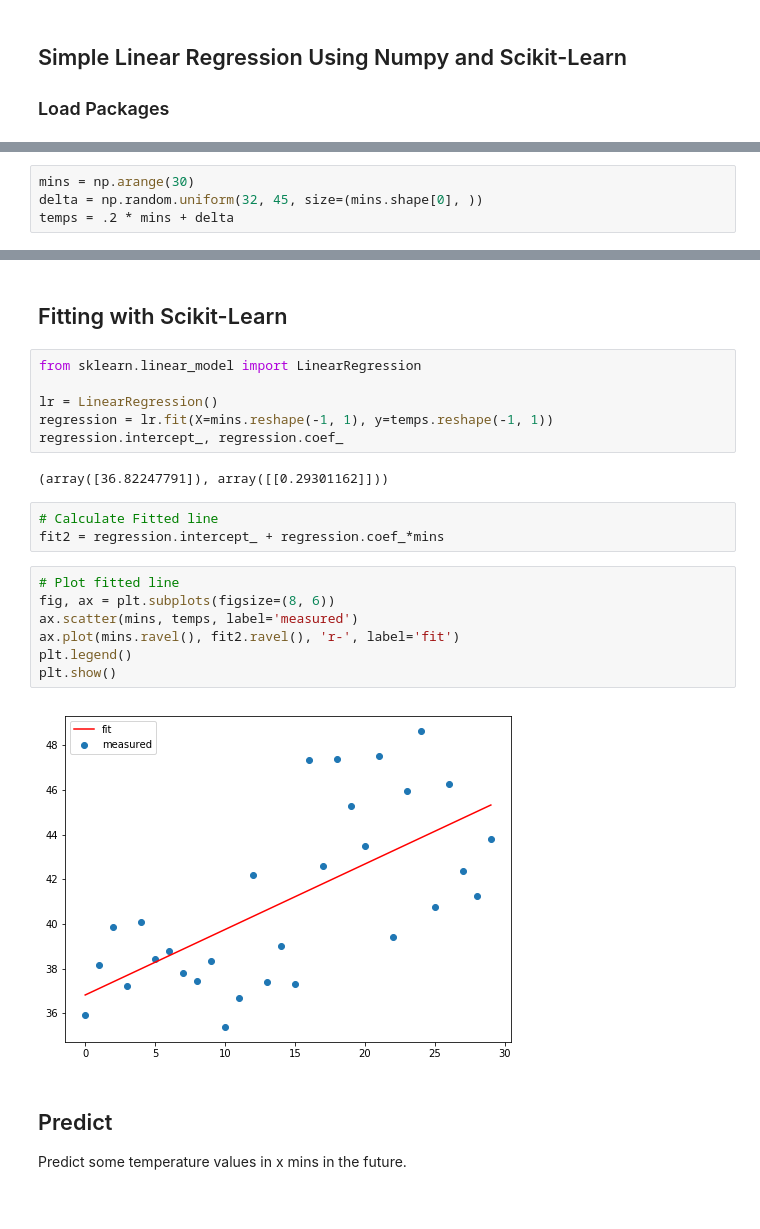
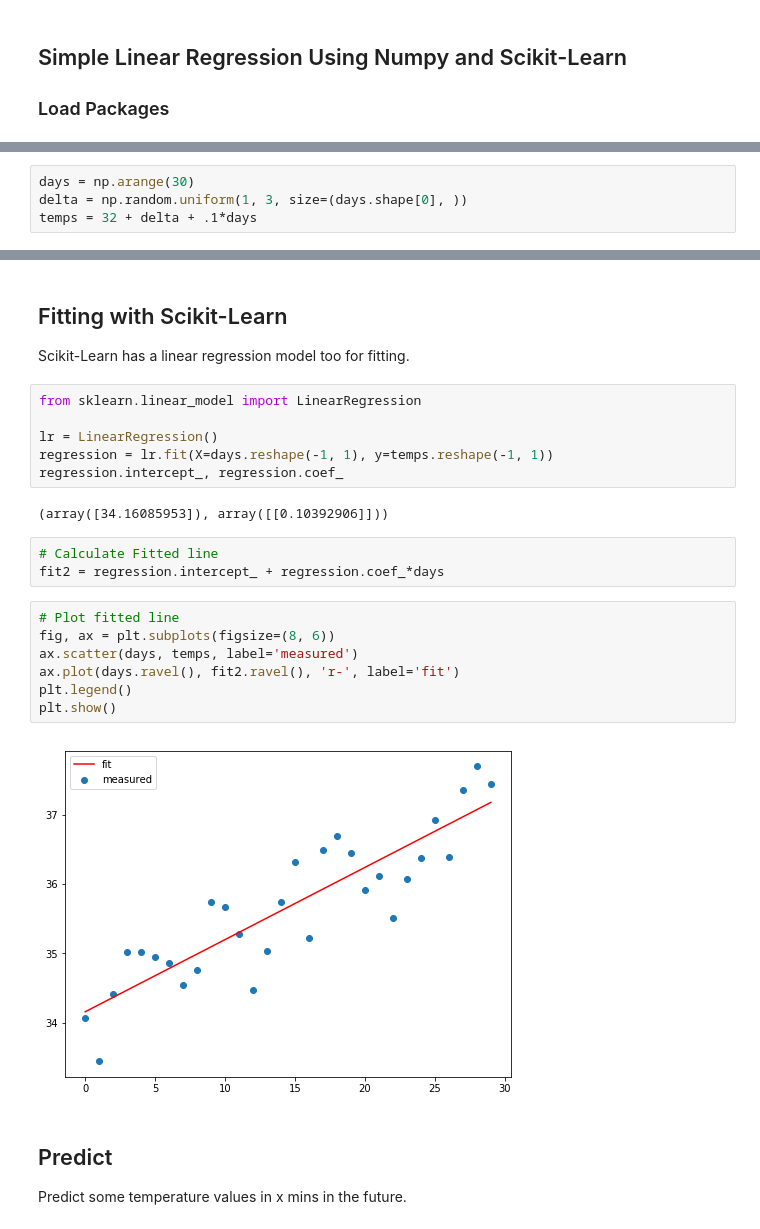
Before and after one commit to eanunez/tutorials, a Jupyter notebook: Simple Linear Regression.ipynb, the cells around one changed output, grey strips where cells are left out. Drawn from its saved outputs; the diff is of its cells as text.

```diff
--- a/Simple Linear Regression.ipynb
+++ b/Simple Linear Regression.ipynb
@@ -11,4 +13,4 @@ Create random temperature values over some mins period.
 # %%
-mins = np.arange(30)
-delta = np.random.uniform(32, 45, size=(mins.shape[0], ))
-temps = .2 * mins + delta
+days = np.arange(30)
+delta = np.random.uniform(1, 3, size=(days.shape[0], ))
+temps = 32 + delta + .1*days
@@ -41,25 +52,26 @@ plt.show()
 # %% [markdown]
 ## Fitting with Scikit-Learn
+Scikit-Learn has a linear regression model too for fitting.
 # %%
 from sklearn.linear_model import LinearRegression
 
 lr = LinearRegression()
-regression = lr.fit(X=mins.reshape(-1, 1), y=temps.reshape(-1, 1))
+regression = lr.fit(X=days.reshape(-1, 1), y=temps.reshape(-1, 1))
 regression.intercept_, regression.coef_
 # %% [output]
-(array([36.82247791]), array([[0.29301162]]))
+(array([34.16085953]), array([[0.10392906]]))
 # %%
 # Calculate Fitted line
-fit2 = regression.intercept_ + regression.coef_*mins
+fit2 = regression.intercept_ + regression.coef_*days
 # %%
 # Plot fitted line
 fig, ax = plt.subplots(figsize=(8, 6))
-ax.scatter(mins, temps, label='measured')
-ax.plot(mins.ravel(), fit2.ravel(), 'r-', label='fit')
+ax.scatter(days, temps, label='measured')
+ax.plot(days.ravel(), fit2.ravel(), 'r-', label='fit')
 plt.legend()
 plt.show()
 # %% [output]
-[figure, old version]
+[figure, new version]
 # %% [markdown]
 ## Predict
 Predict some temperature values in x mins in the future.
```
Also changed, not shown: parts of 9 cells of this notebook.
